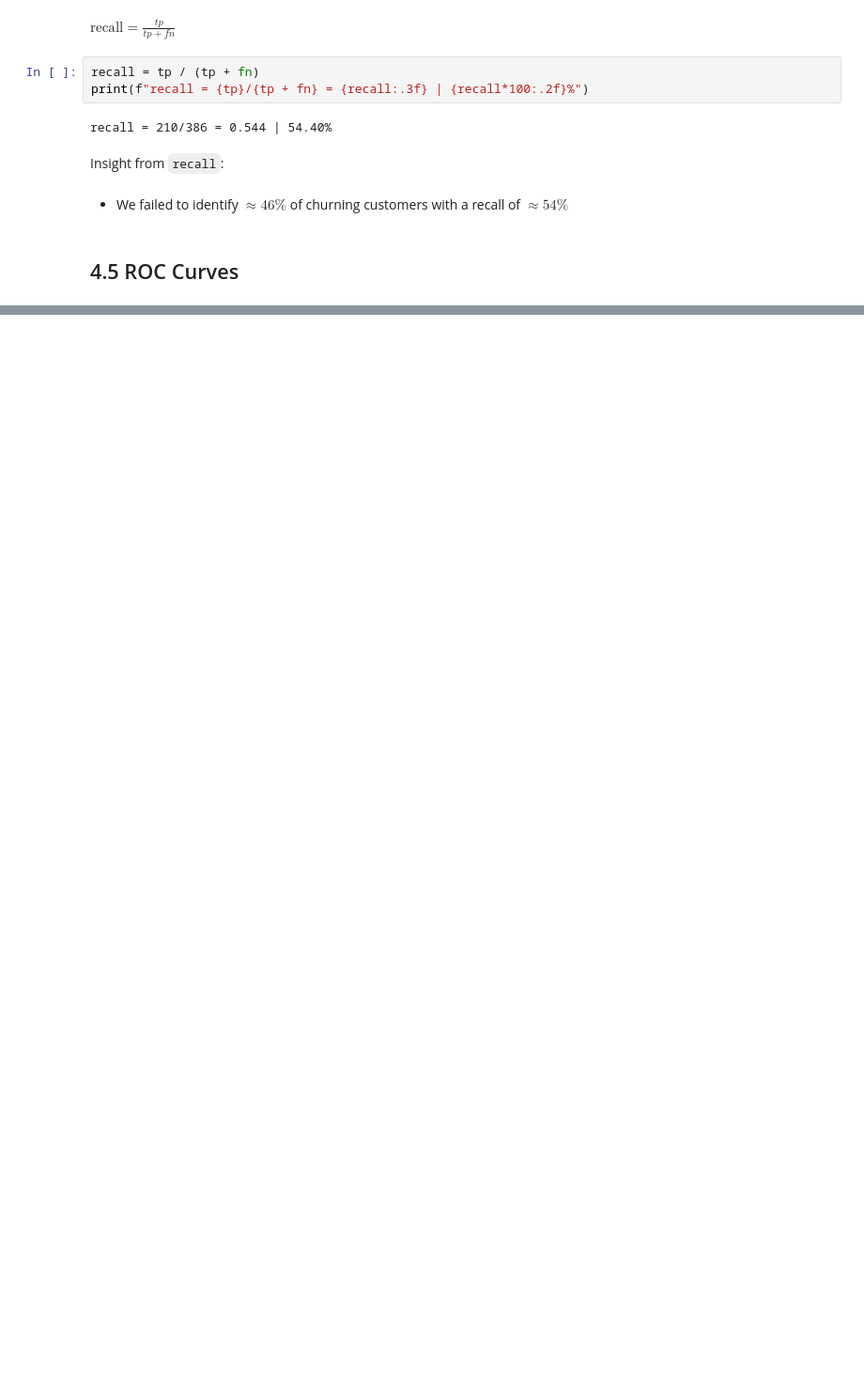
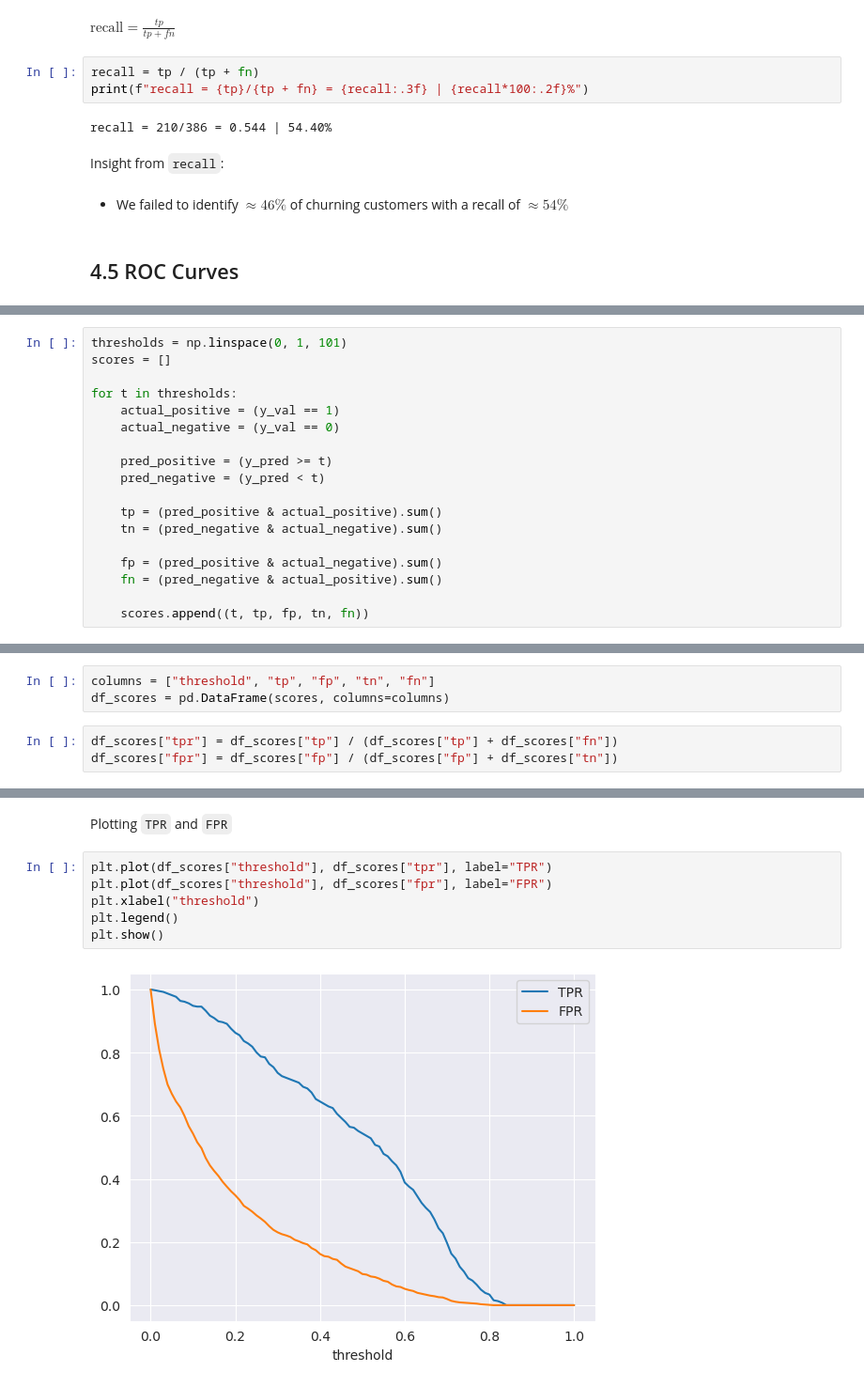
Before and after one commit to joweyel/ml-zoomcamp-material, a Jupyter notebook: 04-evaluation/notebooks/section4-notebook.ipynb, the cells around one changed output, grey strips where cells are left out. Shown at 94% size. Drawn from its saved outputs; the diff is of its cells as text; blank space fills up the shorter version.

```diff
--- a/04-evaluation/notebooks/section4-notebook.ipynb
+++ b/04-evaluation/notebooks/section4-notebook.ipynb
@@ -317,0 +337,18 @@ Insight from `recall`:
+# %%
+thresholds = np.linspace(0, 1, 101)
+scores = []
+
+for t in thresholds:
+    actual_positive = (y_val == 1)
+    actual_negative = (y_val == 0)
+
+    pred_positive = (y_pred >= t)
+    pred_negative = (y_pred < t)
+
+    tp = (pred_positive & actual_positive).sum()
+    tn = (pred_negative & actual_negative).sum()
+
+    fp = (pred_positive & actual_negative).sum()
+    fn = (pred_negative & actual_positive).sum()
+
+    scores.append((t, tp, fp, tn, fn))
@@ -317,0 +357,6 @@ Insight from `recall`:
+# %%
+columns = ["threshold", "tp", "fp", "tn", "fn"]
+df_scores = pd.DataFrame(scores, columns=columns)
+# %%
+df_scores["tpr"] = df_scores["tp"] / (df_scores["tp"] + df_scores["fn"])
+df_scores["fpr"] = df_scores["fp"] / (df_scores["fp"] + df_scores["tn"])
@@ -317,0 +372,10 @@ Insight from `recall`:
+# %% [markdown]
+Plotting `TPR` and `FPR`
+# %%
+plt.plot(df_scores["threshold"], df_scores["tpr"], label="TPR")
+plt.plot(df_scores["threshold"], df_scores["fpr"], label="FPR")
+plt.xlabel("threshold")
+plt.legend()
+plt.show()
+# %% [output]
+[figure, added]
```
Also changed, not shown: parts of 58 cells of this notebook, 5 other files.
